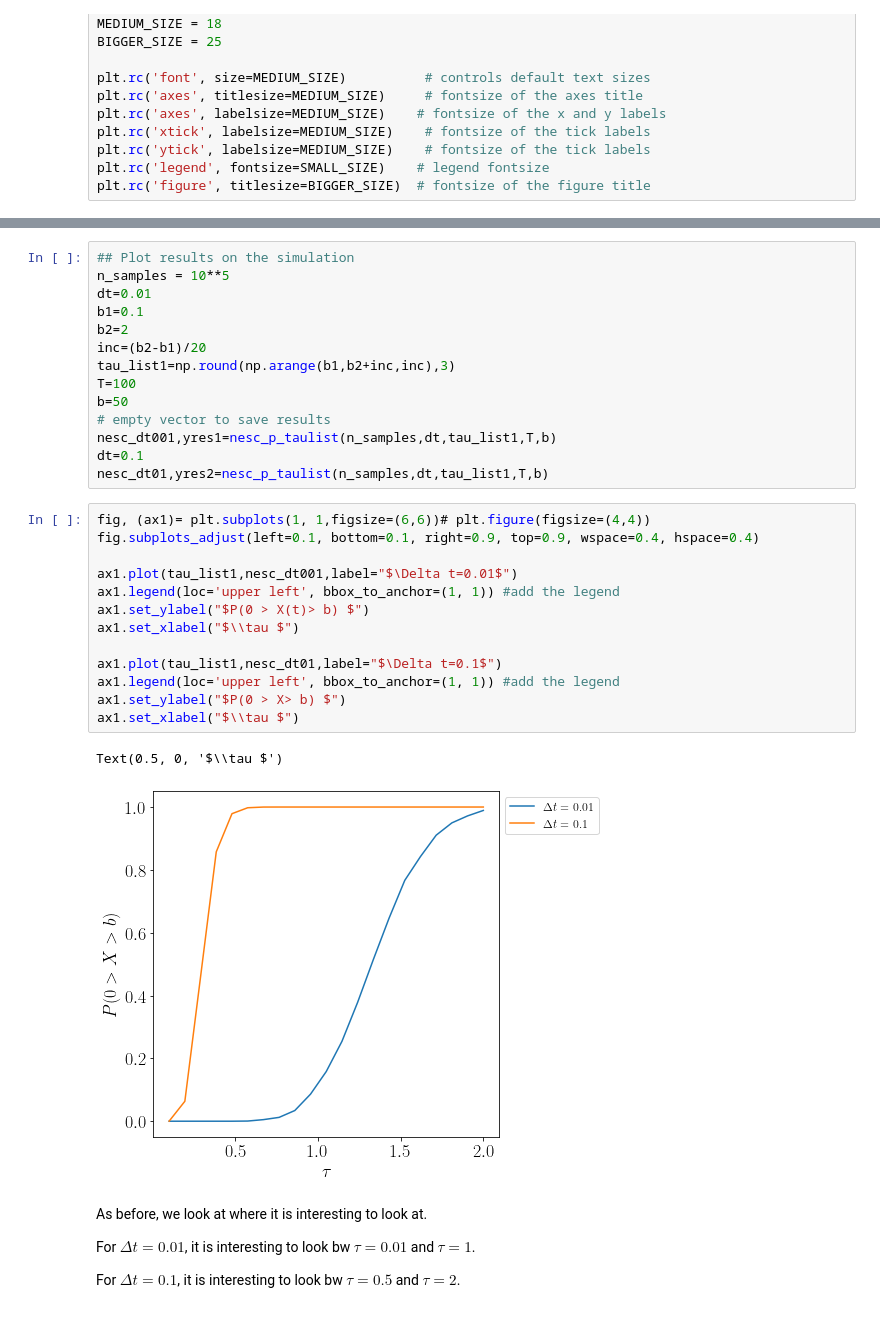
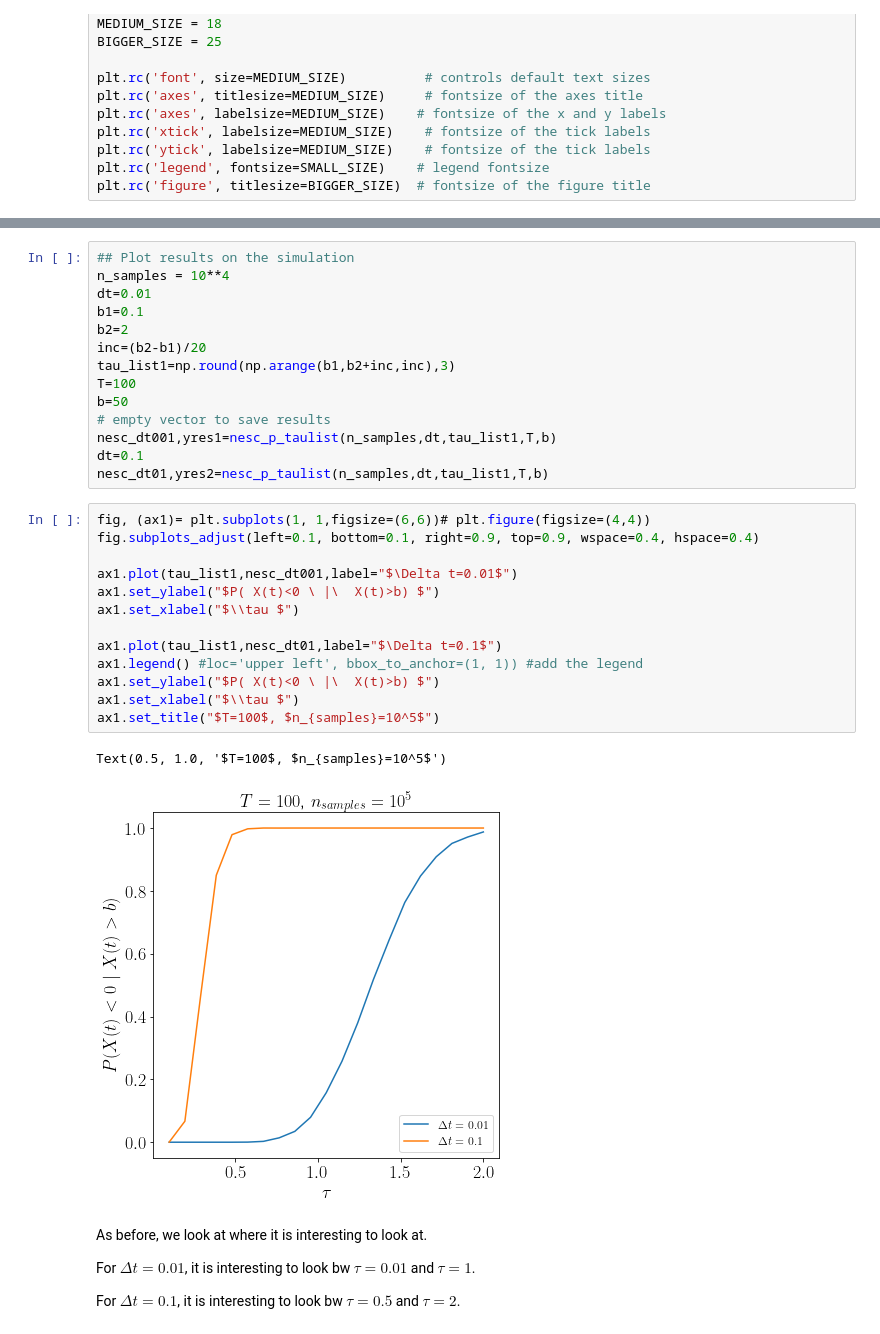
Before and after one commit to alixsleroy/WeakSDEapproximation, a Jupyter notebook: infinitedoublewell_p0x10.ipynb, the cells around one changed output, grey strips where cells are left out. Saved outputs shown, nothing was run; the diff lists cells and outputs as text.

```diff
--- a/infinitedoublewell_p0x10.ipynb
+++ b/infinitedoublewell_p0x10.ipynb
@@ -73,6 +75,6 @@ def nesc_p_taulist(n_samples,dt,list_var,T,b):
 # %%
 ## Plot results on the simulation
-n_samples = 10**5
+n_samples = 10**4
 dt=0.01
 b1=0.1
 b2=2
@@ -87,19 +89,19 @@ nesc_dt01,yres2=nesc_p_taulist(n_samples,dt,tau_list1,T,b)
 # %%
 fig, (ax1)= plt.subplots(1, 1,figsize=(6,6))# plt.figure(figsize=(4,4))
 fig.subplots_adjust(left=0.1, bottom=0.1, right=0.9, top=0.9, wspace=0.4, hspace=0.4)
 
 ax1.plot(tau_list1,nesc_dt001,label="$\Delta t=0.01$")
-ax1.legend(loc='upper left', bbox_to_anchor=(1, 1)) #add the legend
-ax1.set_ylabel("$P(0 > X(t)> b) $")
+ax1.set_ylabel("$P( X(t)<0 \ |\  X(t)>b) $")
 ax1.set_xlabel("$\\tau $")
 
 ax1.plot(tau_list1,nesc_dt01,label="$\Delta t=0.1$")
-ax1.legend(loc='upper left', bbox_to_anchor=(1, 1)) #add the legend
-ax1.set_ylabel("$P(0 > X> b) $")
+ax1.legend() #loc='upper left', bbox_to_anchor=(1, 1)) #add the legend
+ax1.set_ylabel("$P( X(t)<0 \ |\  X(t)>b) $")
 ax1.set_xlabel("$\\tau $")
+ax1.set_title("$T=100$, $n_{samples}=10^5$")
 # %% [output]
-Text(0.5, 0, '$\\tau $')
+Text(0.5, 1.0, '$T=100$, $n_{samples}=10^5$')
-[figure, old version]
+[figure, new version]
 # %% [markdown]
 As before, we look at where it is interesting to look at.
 
```
Also changed, not shown: parts of 3 cells of this notebook, 3 other files.
